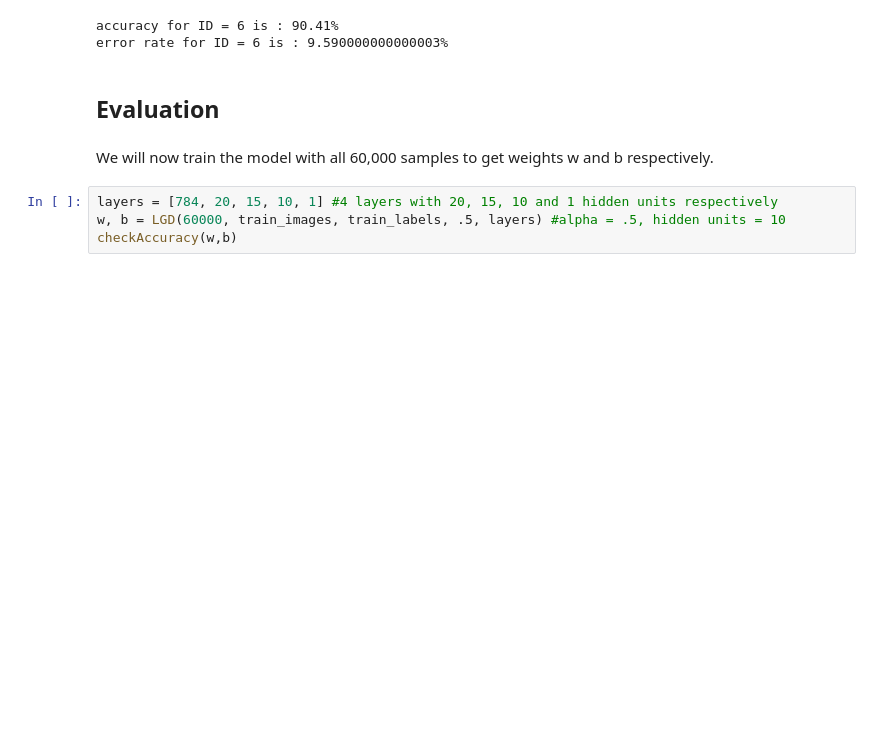
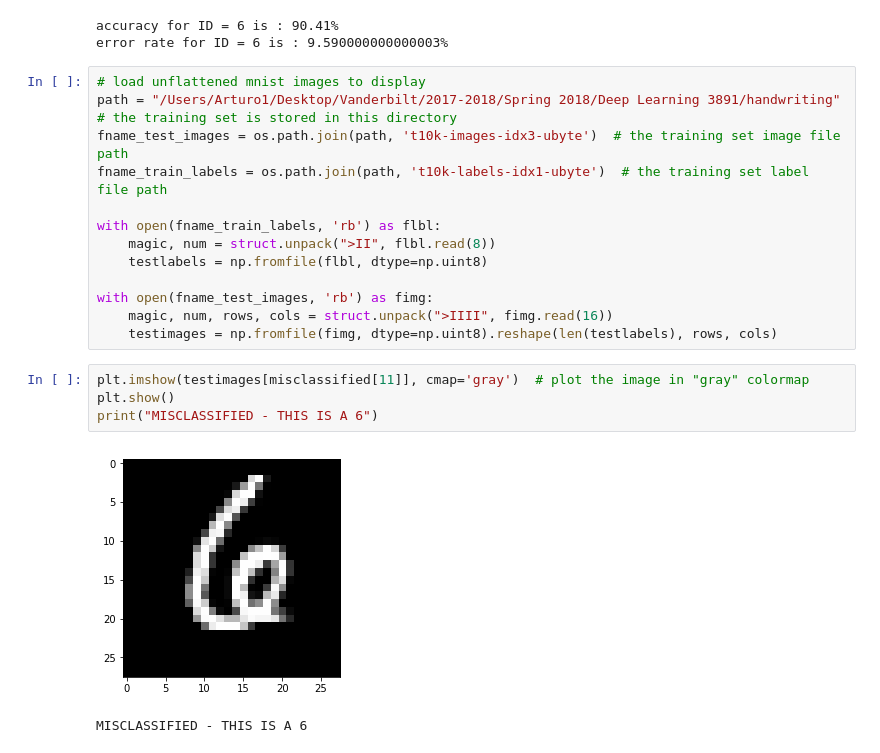
Before and after one commit to arturoperez3/deeplearning, a Jupyter notebook: assignment4/assignment4.ipynb, the cells around one changed output. Cells and saved outputs as stored; diff of their text form; blank space fills up the shorter version.

```diff
--- a/assignment4/assignment4.ipynb
+++ b/assignment4/assignment4.ipynb
@@ -260,11 +268,23 @@ checkAccuracy(w,b)
 [figure]
 accuracy for ID = 6 is : 90.41%
 error rate for ID = 6 is : 9.590000000000003%
-# %% [markdown]
-## Evaluation
-# %% [markdown]
-We will now train the model with all 60,000 samples to get weights w and b respectively.
-# %%
-layers = [784, 20, 15, 10, 1] #4 layers with 20, 15, 10 and 1 hidden units respectively
-w, b = LGD(60000, train_images, train_labels, .5, layers) #alpha = .5, hidden units = 10
-checkAccuracy(w,b)
+# %%
+# load unflattened mnist images to display
+path = "/Users/Arturo1/Desktop/Vanderbilt/2017-2018/Spring 2018/Deep Learning 3891/handwriting"   # the training set is stored in this directory
+fname_test_images = os.path.join(path, 't10k-images-idx3-ubyte')  # the training set image file path
+fname_train_labels = os.path.join(path, 't10k-labels-idx1-ubyte')  # the training set label file path
+
+with open(fname_train_labels, 'rb') as flbl:
+    magic, num = struct.unpack(">II", flbl.read(8))
+    testlabels = np.fromfile(flbl, dtype=np.uint8)
+
+with open(fname_test_images, 'rb') as fimg:
+    magic, num, rows, cols = struct.unpack(">IIII", fimg.read(16))
+    testimages = np.fromfile(fimg, dtype=np.uint8).reshape(len(testlabels), rows, cols)
+# %%
+plt.imshow(testimages[misclassified[11]], cmap='gray')  # plot the image in "gray" colormap
+plt.show()
+print("MISCLASSIFIED - THIS IS A 6")
+# %% [output]
+[figure, added]
+MISCLASSIFIED - THIS IS A 6
```
Also changed, not shown: parts of 8 cells of this notebook, 5 other files.
